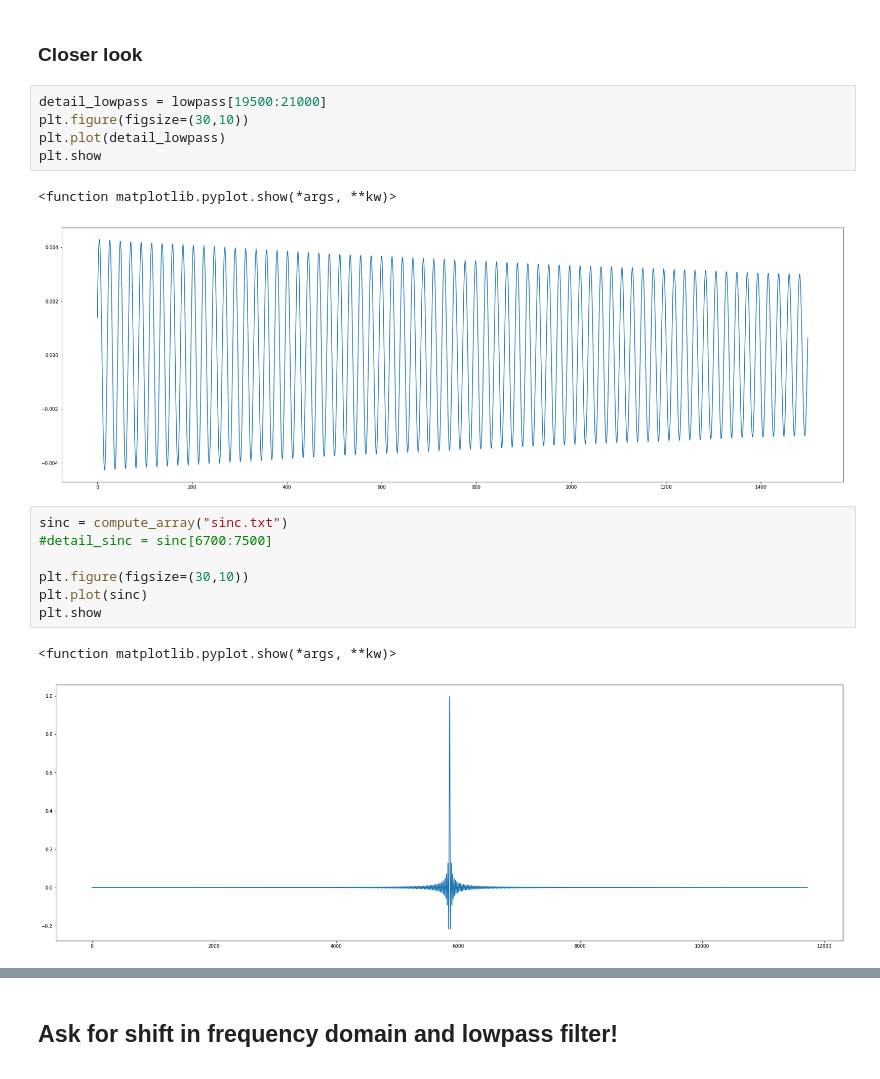
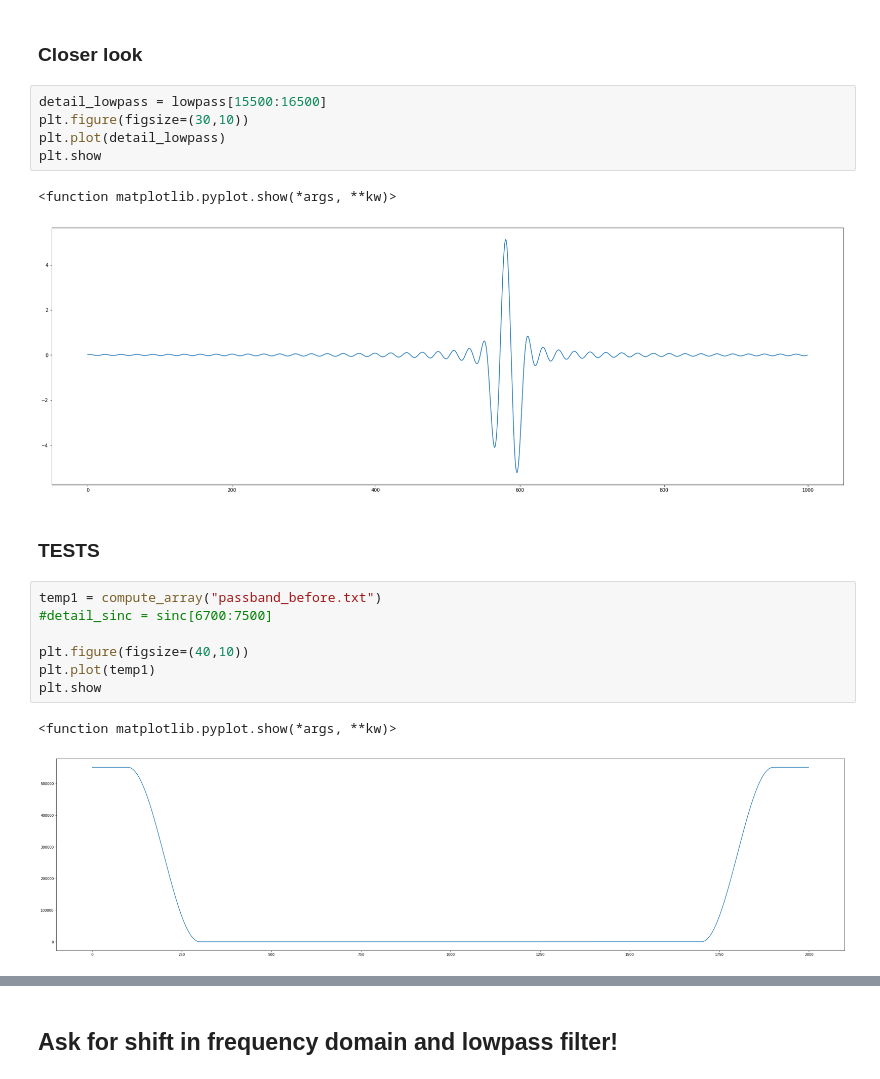
Before and after one commit to yklose/Communication-System, a Jupyter notebook: Project-Notebook.ipynb, the cells around one changed output, grey strips where cells are left out. Drawn from its saved outputs; the diff is of its cells as text.

```diff
--- a/Project-Notebook.ipynb
+++ b/Project-Notebook.ipynb
@@ -62,21 +68,23 @@ plt.show()
 # %% [markdown]
 ### Closer look
 # %%
-detail_lowpass = lowpass[19500:21000]
+detail_lowpass = lowpass[15500:16500]
 plt.figure(figsize=(30,10))
 plt.plot(detail_lowpass)
 plt.show
 # %% [output]
 <function matplotlib.pyplot.show(*args, **kw)>
-[figure, old version]
+[figure, new version]
+# %% [markdown]
+### TESTS
 # %%
-sinc = compute_array("sinc.txt")
+temp1 = compute_array("passband_before.txt")
 #detail_sinc = sinc[6700:7500]
 
-plt.figure(figsize=(30,10))
-plt.plot(sinc)
+plt.figure(figsize=(40,10))
+plt.plot(temp1)
 plt.show
 # %% [output]
 <function matplotlib.pyplot.show(*args, **kw)>
-[figure, old version]
+[figure, new version]
 # %%
```
Also changed, not shown: parts of 8 cells of this notebook, 3 other files.
